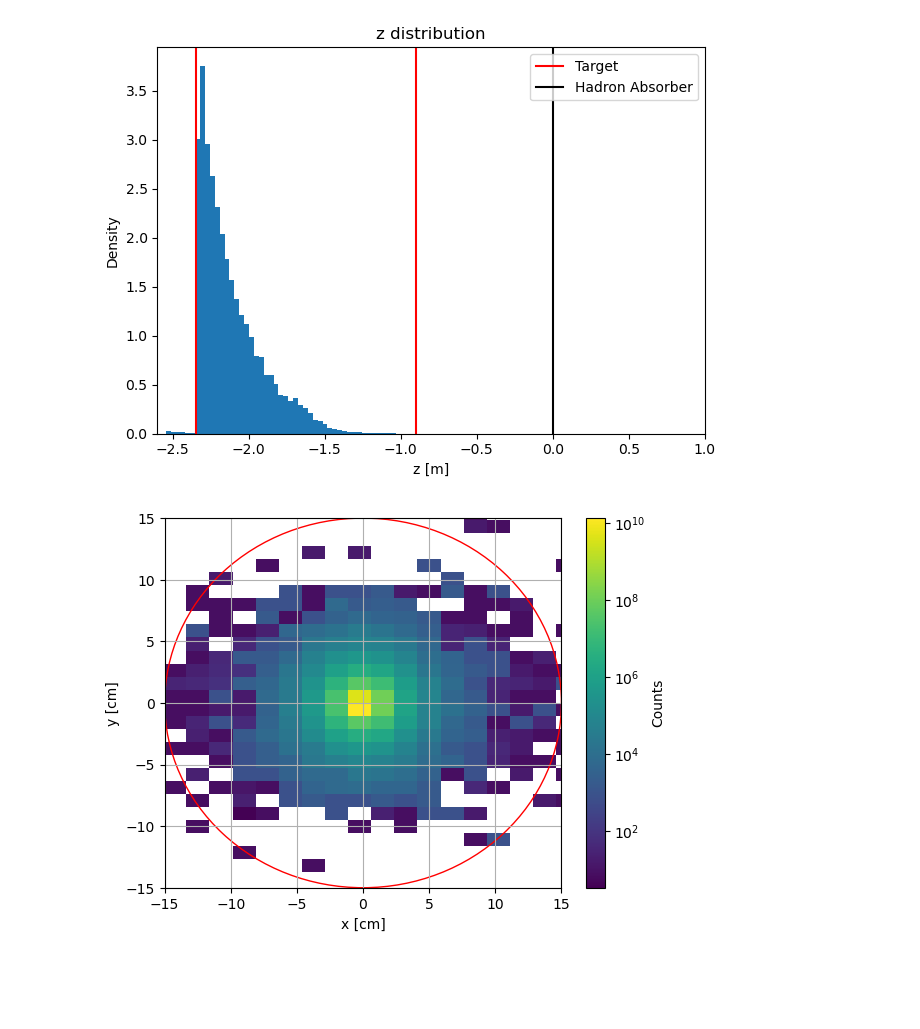
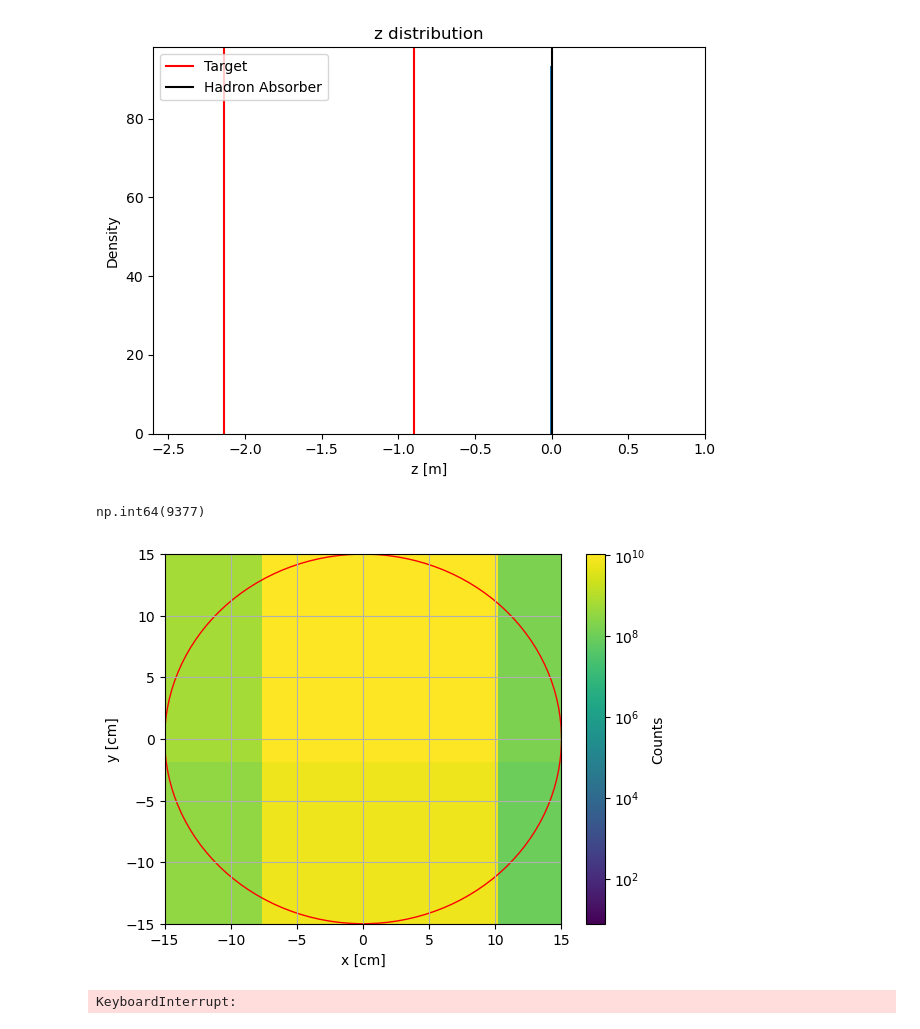
Before and after one commit to lfpc/MuonsAndMatter, a Jupyter notebook: plots/see_input.ipynb, the cells around one changed output. Saved outputs shown, nothing was run; the diff lists cells and outputs as text; code cells hidden in the pictures; blank space fills up the shorter version.

```diff
--- a/plots/see_input.ipynb
+++ b/plots/see_input.ipynb
@@ -68,11 +69,3 @@ def difference_hist1d(x1,x2,xlabel:str = '',density = True, bins = 'auto'):
     plt.tight_layout()
     plt.tick_params(axis='both', which='major', labelsize=fontsize)  # Major ticks
     plt.tick_params(axis='both', which='minor', labelsize=fontsize)  # Minor ticks (if needed)
-# %%
-data_full = []
-for file_name in os.listdir('../data/full_sample'):
-    print(file_name)
-    with gzip.open(f'../data/full_sample/{file_name}', 'rb') as f:
-        data_full.append(pickle.load(f))
-data_full = np.concatenate(data_full)
-print(data_full.shape)
@@ -97,4 +71,0 @@ full_sample_19000.pkl
-# %%
-with gzip.open('../data/muons/subsample_biased_v4.pkl', 'rb') as f:
-    data = pickle.load(f)
-print(data.shape)
@@ -103,15 +72,15 @@ print(data.shape)
-# %%
-px,py,pz,x,y,z,pdg,W = data.T
-pt = np.sqrt(px**2+py**2)
-p = np.sqrt(px**2+py**2+pz**2)
-
-#px_old,py_old,pz_old,x_old,y_old,z_old,pdg_old= data_old.T
-#pt_old = np.sqrt(px_old**2+py_old**2)
-#p_old = np.sqrt(px_old**2+py_old**2+pz_old**2)
-
-px_full,py_full,pz_full,x_full,y_full,z_full,pdg_full, W_full= data_full.T
-pt_full = np.sqrt(px_full**2+py_full**2)
-p_full = np.sqrt(px_full**2+py_full**2+pz_full**2)
+# %%
+with h5py.File('../data/muons/full_sample_after_target.h5', 'r') as f:
+    px = f['px'][:]
+    py = f['py'][:]
+    pz = f['pz'][:]
+    x = f['x'][:]
+    y = f['y'][:]
+    z = f['z'][:]
+    pdg = f['pdg'][:]
+    W = f['weight'][:]
+pt = np.sqrt(px**2+py**2)
+p = np.sqrt(px**2+py**2+pz**2)
 # %%
 fig, axes = plt.subplots(1, 1, figsize=(12, 8), sharey=True, sharex=True)
 fig.tight_layout()
@@ -136,7 +105,7 @@ plt.show()
 # %%
-plt.hist(z_full, bins=200, density=True)
+plt.hist(z, bins=200, density=True)
 plt.title('z distribution')
-plt.axvline(-2.345, color='red', label='Target')
+plt.axvline(-2.14, color='red', label='Target')
 plt.axvline(-0.9, color='red')
 plt.axvline(0.0, color='black', label = 'Hadron Absorber')
 plt.xlabel('z [m]')
@@ -147,27 +116,31 @@ plt.tight_layout()
 plt.legend()
 plt.show()
 # %% [output]
-[figure, old version]
+[figure, new version]
+# %%
+(z>(-0.005+0.001)).sum()
+# %% [output]
+np.int64(9377)
 # %%
 #plt.scatter(x*100,y*100, alpha = 0.1)
 
 #plt.hist2d(x_full[z_full<-0.9]*100, y_full[z_full<-0.9]*100, bins=100, cmap='viridis')
-plt.hist2d(x_full*100,y_full*100, bins=50, cmap='viridis', norm=LogNorm(), density=False, weights=W_full)
+plt.hist2d(x*100,y*100, bins=50, cmap='viridis', norm=LogNorm(), density=False, weights=W)
 circ = plt.Circle((0, 0), 15, color='r', fill=False)
 plt.gca().add_patch(circ)
 plt.colorbar(label='Counts')
 plt.xlabel('x [cm]')
 plt.ylabel('y [cm]')
 plt.grid()
 plt.xlim(-15,15)
 plt.ylim(-15,15)
 plt.show()
 
 #print('Total number of particles outside the cylinder:', np.sum(np.sqrt(x_full[z_full<-0.9]**2 + y_full[z_full<-0.9]**2)>0.15), f' (out of {data_full[z_full<-0.9].shape[0]})')
 #print('Total number of WEIGHTED particles outside the cylinder:', np.sum(data_full[:,-1][z_full<-0.9][np.sqrt(x_full[z_full<-0.9]**2 + y_full[z_full<-0.9]**2)>0.15]), f' (out of {data_full[:,-1][z_full<-0.9].sum()})')
 #print('Particles that already start after the target:', np.sum(z_full>0.9), f' (out of {data_full.shape[0]})')
 # %% [output]
-[figure, old version]
+[figure, new version]
 # %%
 def ring_trans(x,y, SmearBeam = 5):
     if SmearBeam > 0: #ring transformation
@@ -181,3 +154,7 @@ def ring_trans(x,y, SmearBeam = 5):
         x += dx / 100
         y += dy / 100
     return x, y
+
+x_ring, y_ring = ring_trans(x, y, 5)
+# %% [output]
+KeyboardInterrupt:
```
Also changed, not shown: parts of 18 cells of this notebook, 12 other files.
